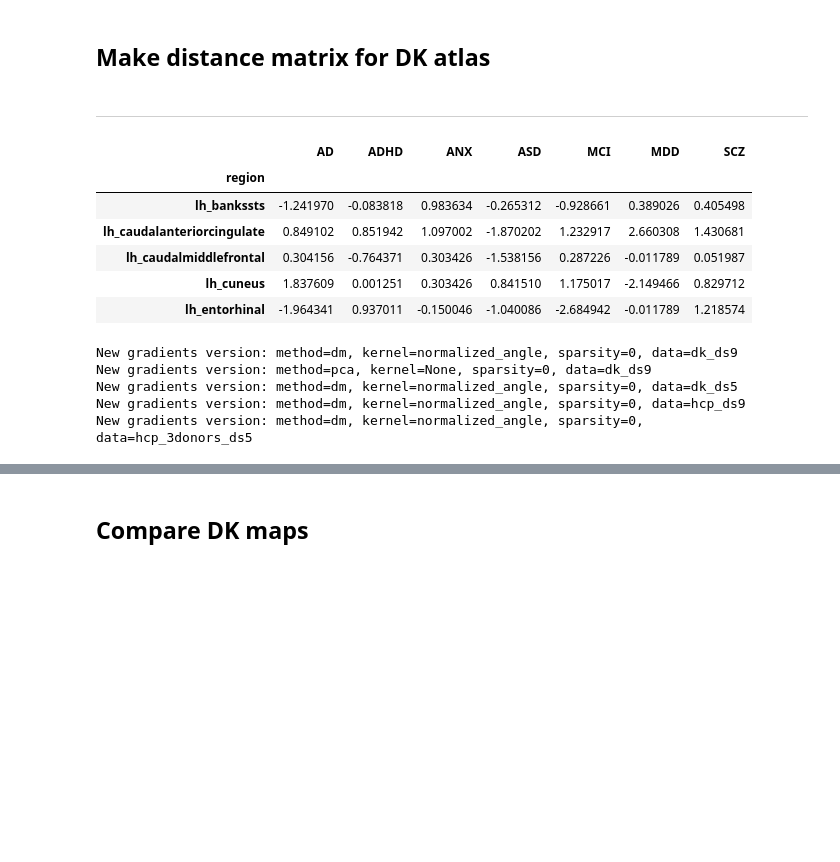
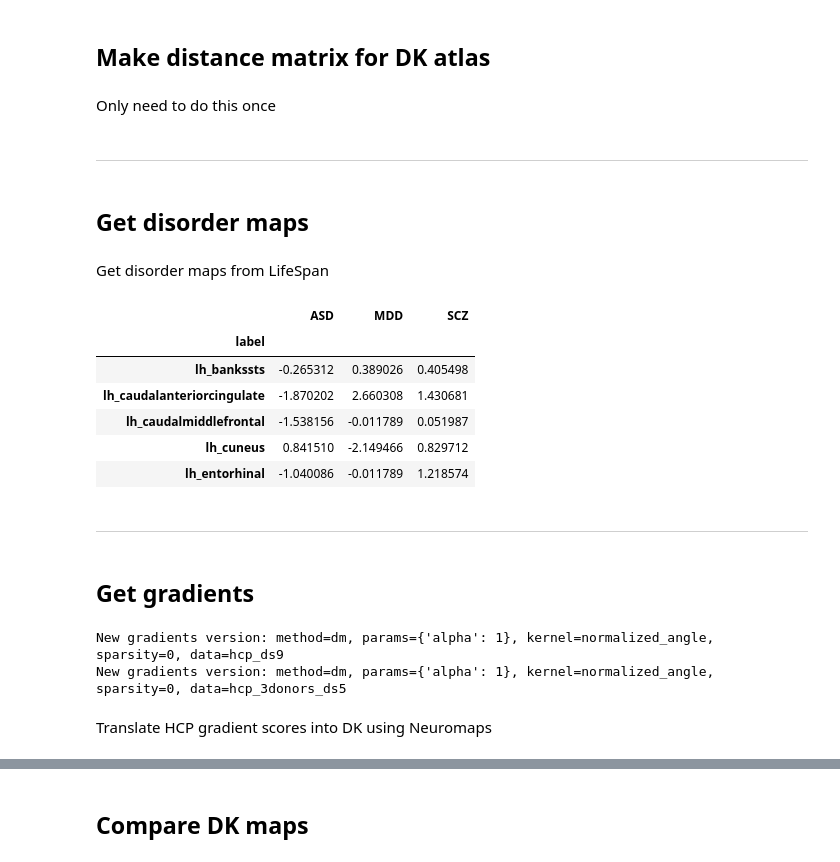
Before and after one commit to richardajdear/AHBA_gradients, a Jupyter notebook: notebooks/disorder_maps.ipynb, the cells around one changed output, grey strips where cells are left out. Saved outputs shown, nothing was run; the diff lists cells and outputs as text; code cells hidden in the pictures; blank space fills up the shorter version.

```diff
--- a/notebooks/disorder_maps.ipynb
+++ b/notebooks/disorder_maps.ipynb
@@ -18,6 +18,8 @@ from gradientVersion import *
 %R source("../code/plot_maps.R");
 # %% [markdown]
 ## Make distance matrix for DK atlas
+# %% [markdown]
+Only need to do this once
 # %%
 # from brainsmash.workbench.geo import parcellate
 # infile = "/home/rajd2/rds/rds-cam-psych-transc-Pb9UGUlrwWc/Cam_LIBD/AHBA_data/LeftDenseGeodesicDistmat.txt"
@@ -26,29 +28,35 @@ from gradientVersion import *
 # parcellate(infile, dlabel, outfile)
 # %% [markdown]
 ---
+# %% [markdown]
+## Get disorder maps
+# %% [markdown]
+Get disorder maps from LifeSpan
 # %%
-maps = get_disorder_maps()#.drop(['ADHD', 'ANX', 'MCI'], axis=1)
+maps = get_disorder_maps()
+maps = maps.loc[:, lambda x: ~np.isin(x.columns, ['AD', 'ANX', 'MCI', 'ADHD'])]
 maps.head()
 # %% [output]
-|  | AD | ADHD | ANX | ASD | MCI | MDD | SCZ |
-| region |  |  |  |  |  |  |  |
-| lh_bankssts | -1.241970 | -0.083818 | 0.983634 | -0.265312 | -0.928661 | 0.389026 | 0.405498 |
-| lh_caudalanteriorcingulate | 0.849102 | 0.851942 | 1.097002 | -1.870202 | 1.232917 | 2.660308 | 1.430681 |
-| lh_caudalmiddlefrontal | 0.304156 | -0.764371 | 0.303426 | -1.538156 | 0.287226 | -0.011789 | 0.051987 |
-| lh_cuneus | 1.837609 | 0.001251 | 0.303426 | 0.841510 | 1.175017 | -2.149466 | 0.829712 |
-| lh_entorhinal | -1.964341 | 0.937011 | -0.150046 | -1.040086 | -2.684942 | -0.011789 | 1.218574 |
+|  | ASD | MDD | SCZ |
+| label |  |  |  |
+| lh_bankssts | -0.265312 | 0.389026 | 0.405498 |
+| lh_caudalanteriorcingulate | -1.870202 | 2.660308 | 1.430681 |
+| lh_caudalmiddlefrontal | -1.538156 | -0.011789 | 0.051987 |
+| lh_cuneus | 0.841510 | -2.149466 | 0.829712 |
+| lh_entorhinal | -1.040086 | -0.011789 | 1.218574 |
+# %% [markdown]
+---
+# %% [markdown]
+## Get gradients
 # %%
-dm_dk_ds9 = gradientVersion(approach='dm', kernel='normalized_angle', alpha=1).fit('dk_ds9')
-pca_dk_ds9 = gradientVersion(approach='pca').fit('dk_ds9')
-dm_dk_ds5 = gradientVersion(approach='dm', kernel='normalized_angle', alpha=1).fit('dk_ds5')
+# pca_dk_ds9 = gradientVersion(approach='pca').fit('dk_ds9')
+# dm_dk_ds9 = gradientVersion(approach='dm', kernel='normalized_angle', alpha=1).fit('dk_ds9')
+# dm_dk_ds5 = gradientVersion(approach='dm', kernel='normalized_angle', alpha=1).fit('dk_ds5')
+
 dm_hcp_ds9 = gradientVersion(approach='dm', kernel='normalized_angle', alpha=1).fit('hcp_ds9')
 dm_hcp_3d_ds5 = gradientVersion(approach='dm', kernel='normalized_angle', alpha=1).fit('hcp_3donors_ds5')
-# pca_dk_ds8 = gradientVersion(approach='pca').fit('dk_ds8')
-# scores_dm = dm_dk_ds9.clean_scores()
-# scores_pca = pca_dk_ds9.clean_scores()
 # %% [output]
-New gradients version: method=dm, kernel=normalized_angle, sparsity=0, data=dk_ds9
-New gradients version: method=pca, kernel=None, sparsity=0, data=dk_ds9
-New gradients version: method=dm, kernel=normalized_angle, sparsity=0, data=dk_ds5
-New gradients version: method=dm, kernel=normalized_angle, sparsity=0, data=hcp_ds9
-New gradients version: method=dm, kernel=normalized_angle, sparsity=0, data=hcp_3donors_ds5
+New gradients version: method=dm, params={'alpha': 1}, kernel=normalized_angle, sparsity=0, data=hcp_ds9
+New gradients version: method=dm, params={'alpha': 1}, kernel=normalized_angle, sparsity=0, data=hcp_3donors_ds5
+# %% [markdown]
+Translate HCP gradient scores into DK using Neuromaps
```
Also changed, not shown: parts of 18 cells of this notebook, 18 other files.
